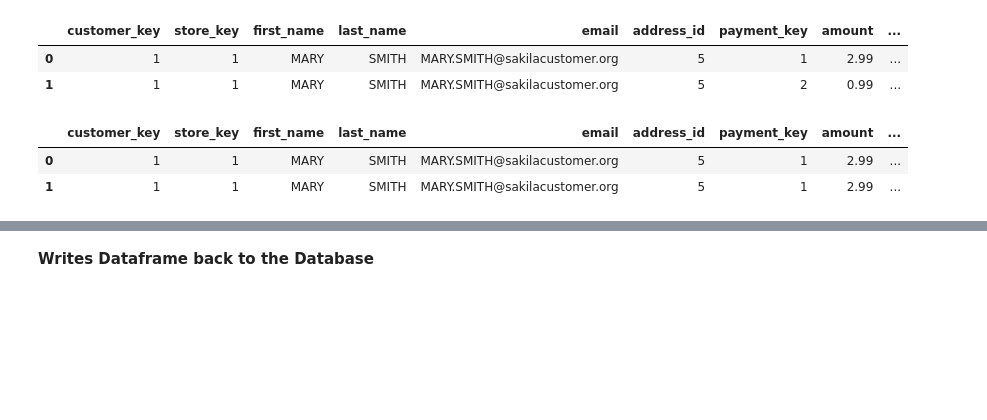
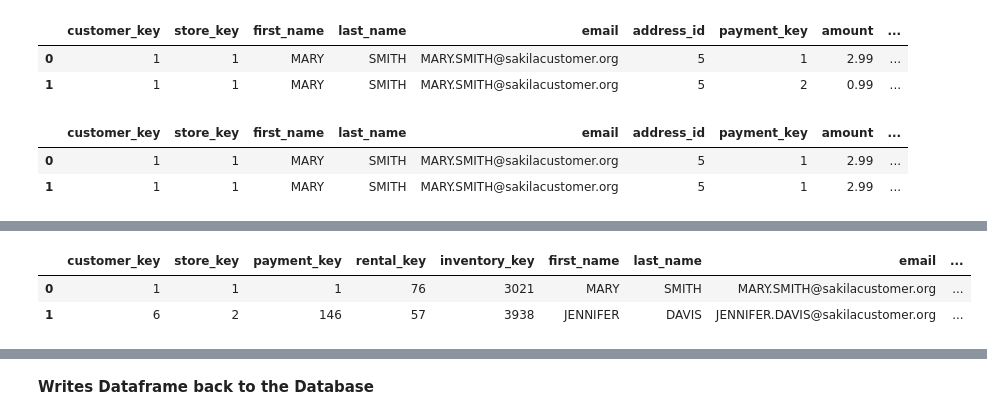
Before and after one commit to Funnyblue421/DS-2002, a Jupyter notebook: Midterm Project/Project 1 - Midterm (Python).ipynb, the cells around one changed output, grey strips where cells are left out. Cells and saved outputs as stored; diff of their text form; code cells hidden in the pictures; blank space fills up the shorter version.

```diff
--- a/Midterm Project/Project 1 - Midterm (Python).ipynb
+++ b/Midterm Project/Project 1 - Midterm (Python).ipynb
@@ -174,0 +206,10 @@ df_fact_orders.head(2)
+# %%
+df_dim_rental_date = df_dim_date.rename(columns={"date_key" : "rental_date_key", "full_date" : "rental_date"})
+df_fact_orders = pd.merge(df_fact_orders, df_dim_rental_date, on='rental_date', how='inner')
+df_fact_orders.drop(['rental_date'], axis=1, inplace=True)
+
+df_fact_orders.head(2)
+# %% [output]
+|  | customer_key | store_key | payment_key | rental_key | inventory_key | first_name | last_name | email | ... |
+| 0 | 1 | 1 | 1 | 76 | 3021 | MARY | SMITH | MARY.SMITH@sakilacustomer.org | ... |
+| 1 | 6 | 2 | 146 | 57 | 3938 | JENNIFER | DAVIS | JENNIFER.DAVIS@sakilacustomer.org | ... |
```
Also changed, not shown: parts of 11 cells of this notebook.
